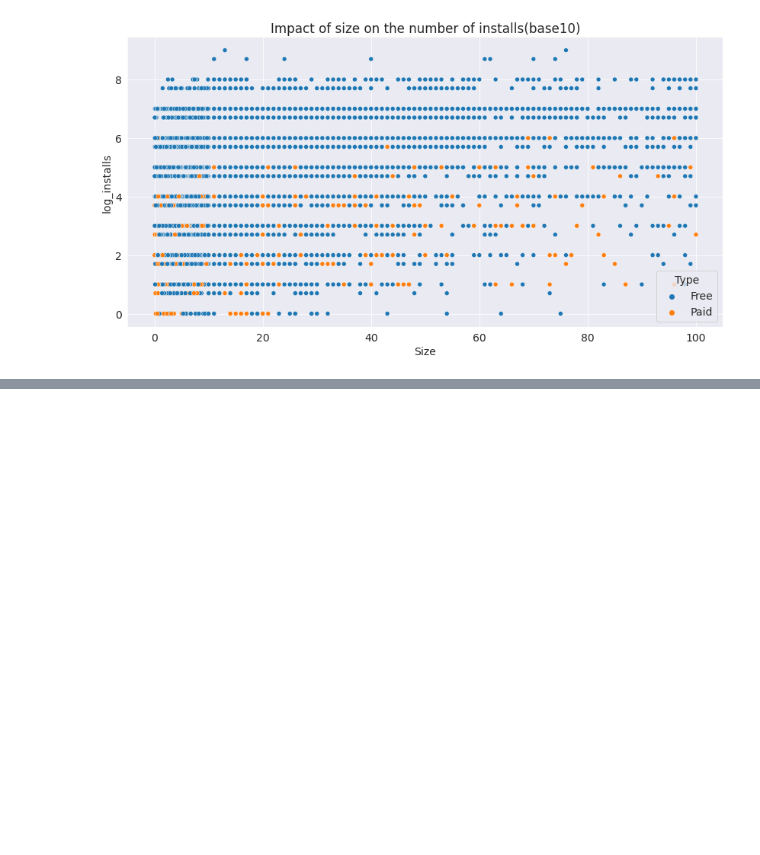
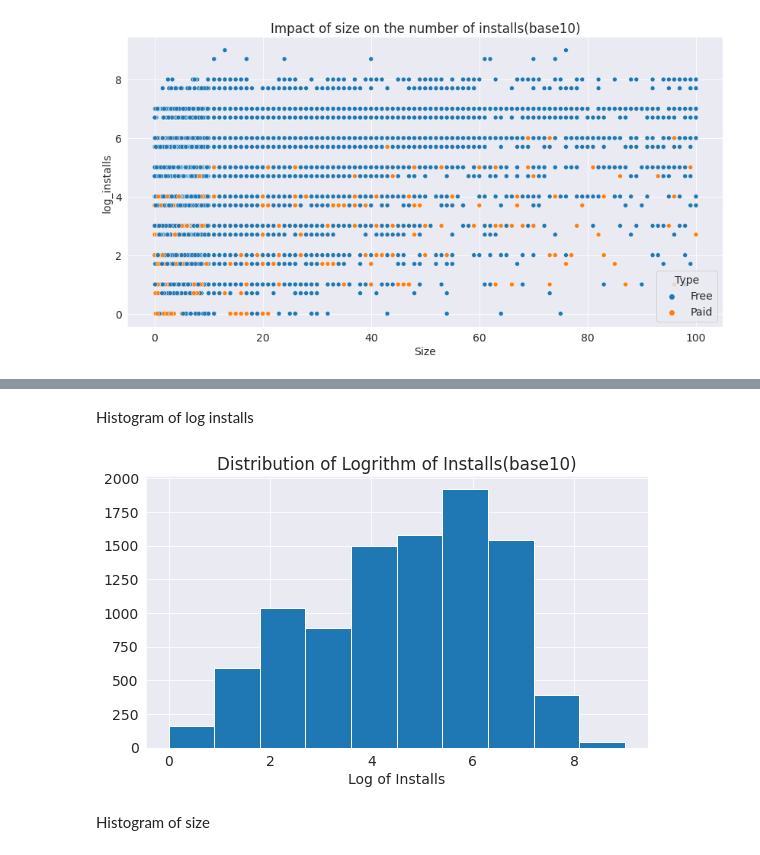
Before and after one commit to AjitVarpe/Data-Analysis-of-playstore, a Jupyter notebook: Copy_of_Play_Store_App_Review_Analysis_Capstone_Project.ipynb, the cells around one changed output, grey strips where cells are left out. Cells and saved outputs as stored; diff of their text form; code cells hidden in the pictures; blank space fills up the shorter version.

```diff
--- a/Copy_of_Play_Store_App_Review_Analysis_Capstone_Project.ipynb
+++ b/Copy_of_Play_Store_App_Review_Analysis_Capstone_Project.ipynb
@@ -433,0 +430,12 @@ KeyError: ignored
+# %% [markdown]
+Histogram of log installs
+# %%
+Data_Frame.loc[Data_Frame['log_installs']==Data_Frame['log_installs'].min(),'log_installs']=0
+# %%
+plt.xlabel("Log of Installs")
+plt.title("Distribution of Logrithm of Installs(base10)")
+plt.hist(Data_Frame['log_installs']);
+# %% [output]
+[figure, added]
+# %% [markdown]
+Histogram of size
```
Also changed, not shown: parts of 19 cells of this notebook.
